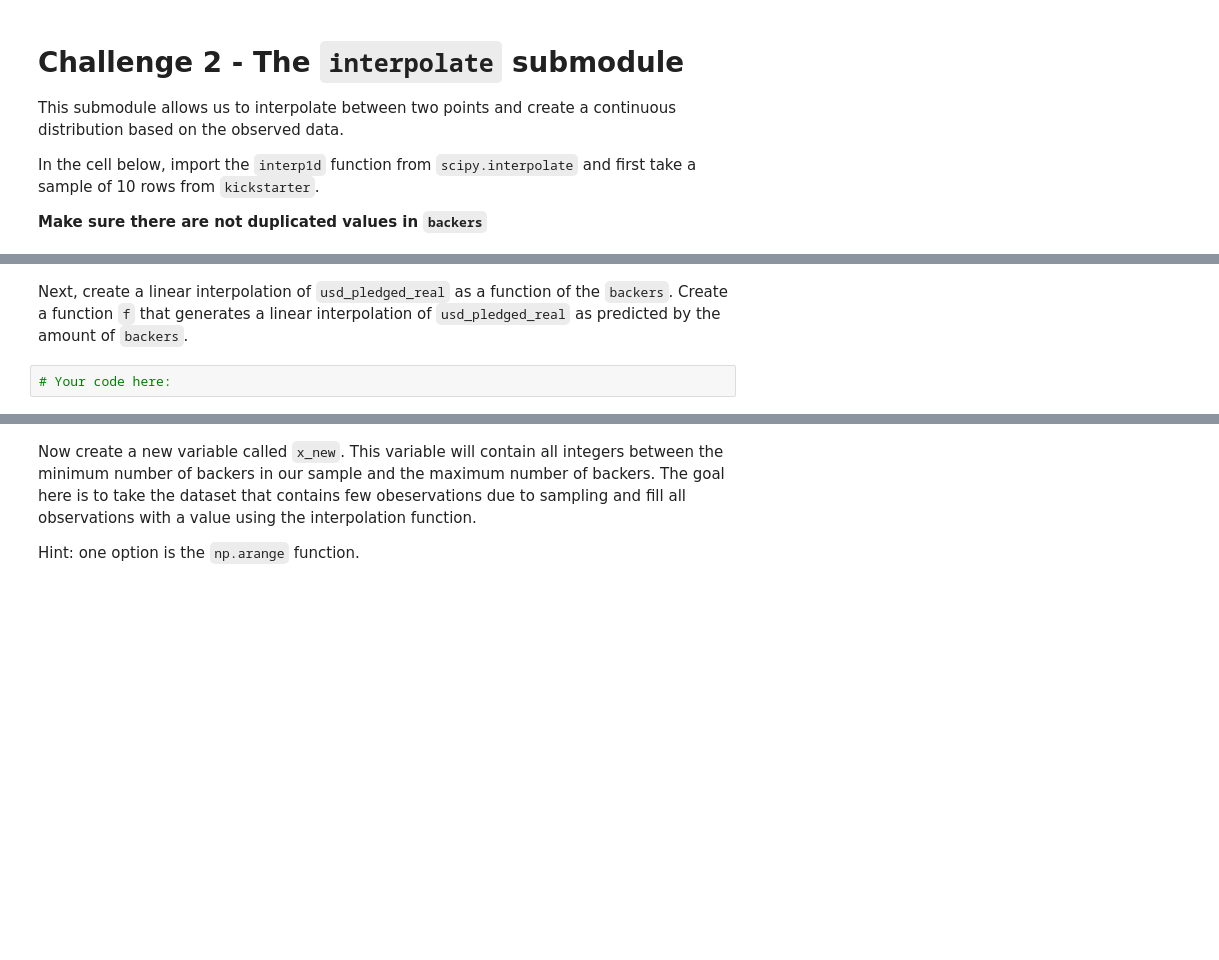
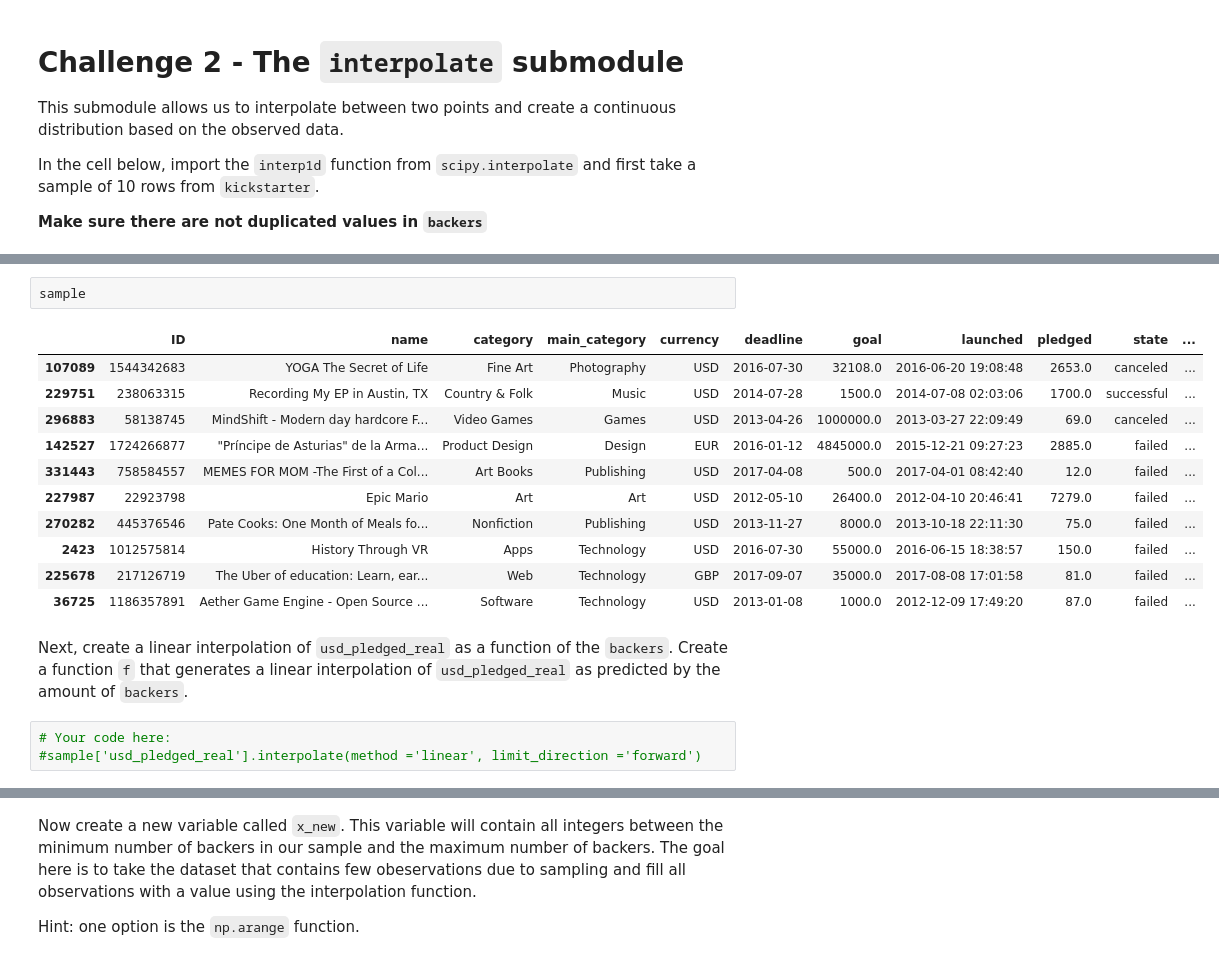
Before and after one commit to ta-data-pt-rmt/lab-intro-scipy, a Jupyter notebook: your-code/main.ipynb, the cells around one changed output, grey strips where cells are left out. Drawn from its saved outputs; the diff is of its cells as text; blank space fills up the shorter version.

```diff
--- a/your-code/main.ipynb
+++ b/your-code/main.ipynb
@@ -60,4 +183,19 @@ In the cell below, import the `interp1d` function from `scipy.interpolate` and f
+# %%
+sample
+# %% [output]
+|  | ID | name | category | main_category | currency | deadline | goal | launched | pledged | state | ... |
+| 107089 | 1544342683 | YOGA The Secret of Life | Fine Art | Photography | USD | 2016-07-30 | 32108.0 | 2016-06-20 19:08:48 | 2653.0 | canceled | ... |
+| 229751 | 238063315 | Recording My EP in Austin, TX | Country & Folk | Music | USD | 2014-07-28 | 1500.0 | 2014-07-08 02:03:06 | 1700.0 | successful | ... |
+| 296883 | 58138745 | MindShift - Modern day hardcore F... | Video Games | Games | USD | 2013-04-26 | 1000000.0 | 2013-03-27 22:09:49 | 69.0 | canceled | ... |
+| 142527 | 1724266877 | "Príncipe de Asturias" de la Arma... | Product Design | Design | EUR | 2016-01-12 | 4845000.0 | 2015-12-21 09:27:23 | 2885.0 | failed | ... |
+| 331443 | 758584557 | MEMES FOR MOM -The First of a Col... | Art Books | Publishing | USD | 2017-04-08 | 500.0 | 2017-04-01 08:42:40 | 12.0 | failed | ... |
+| 227987 | 22923798 | Epic Mario | Art | Art | USD | 2012-05-10 | 26400.0 | 2012-04-10 20:46:41 | 7279.0 | failed | ... |
+| 270282 | 445376546 | Pate Cooks: One Month of Meals fo... | Nonfiction | Publishing | USD | 2013-11-27 | 8000.0 | 2013-10-18 22:11:30 | 75.0 | failed | ... |
+| 2423 | 1012575814 | History Through VR | Apps | Technology | USD | 2016-07-30 | 55000.0 | 2016-06-15 18:38:57 | 150.0 | failed | ... |
+| 225678 | 217126719 | The Uber of education: Learn, ear... | Web | Technology | GBP | 2017-09-07 | 35000.0 | 2017-08-08 17:01:58 | 81.0 | failed | ... |
+| 36725 | 1186357891 | Aether Game Engine - Open Source ... | Software | Technology | USD | 2013-01-08 | 1000.0 | 2012-12-09 17:49:20 | 87.0 | failed | ... |
 # %% [markdown]
 Next, create a linear interpolation of `usd_pledged_real` as a function of the `backers`. Create a function `f` that generates a linear interpolation of `usd_pledged_real` as predicted by the amount of `backers`.
 # %%
 # Your code here:
+#sample['usd_pledged_real'].interpolate(method ='linear', limit_direction ='forward')
```
Also changed, not shown: parts of 27 cells of this notebook, 1 other file.
